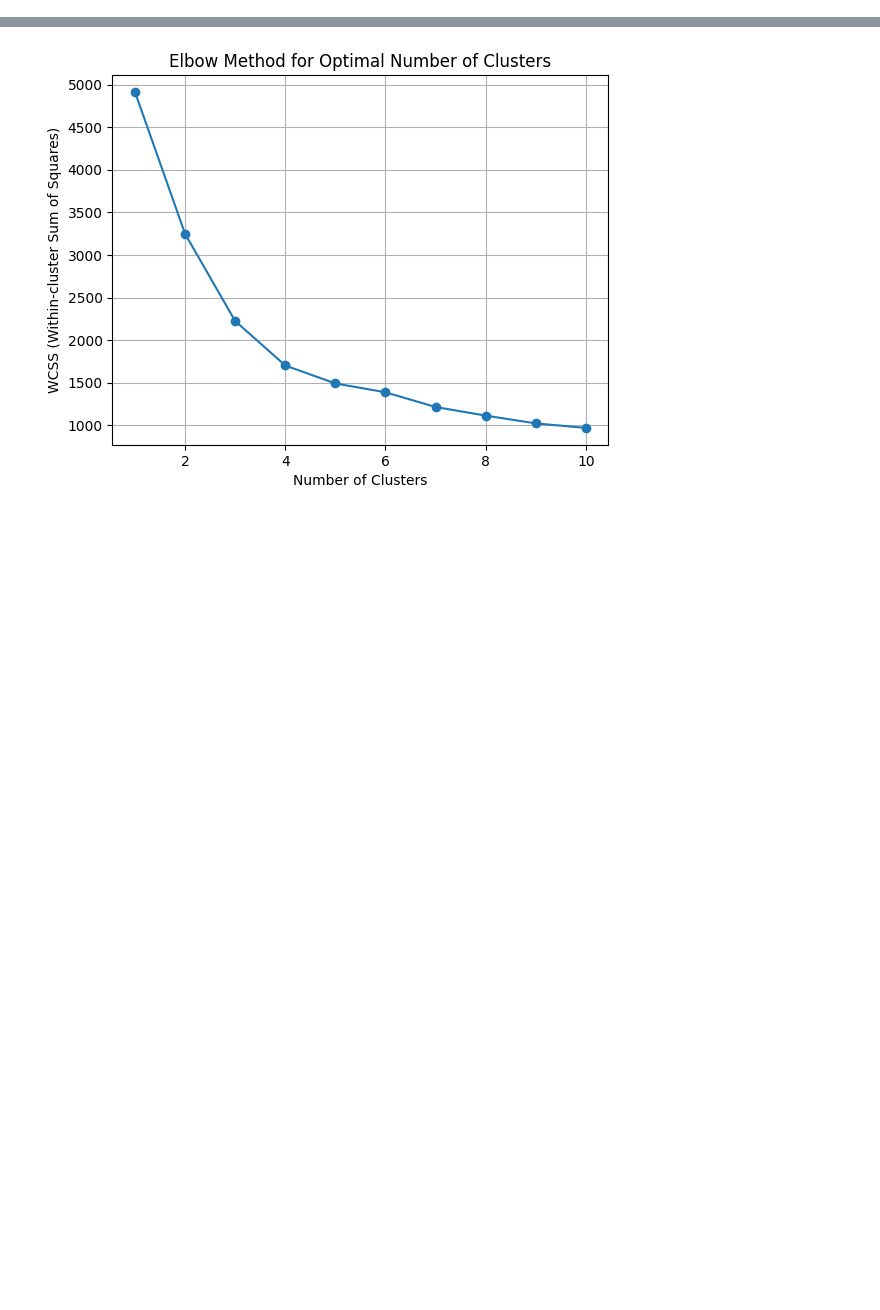
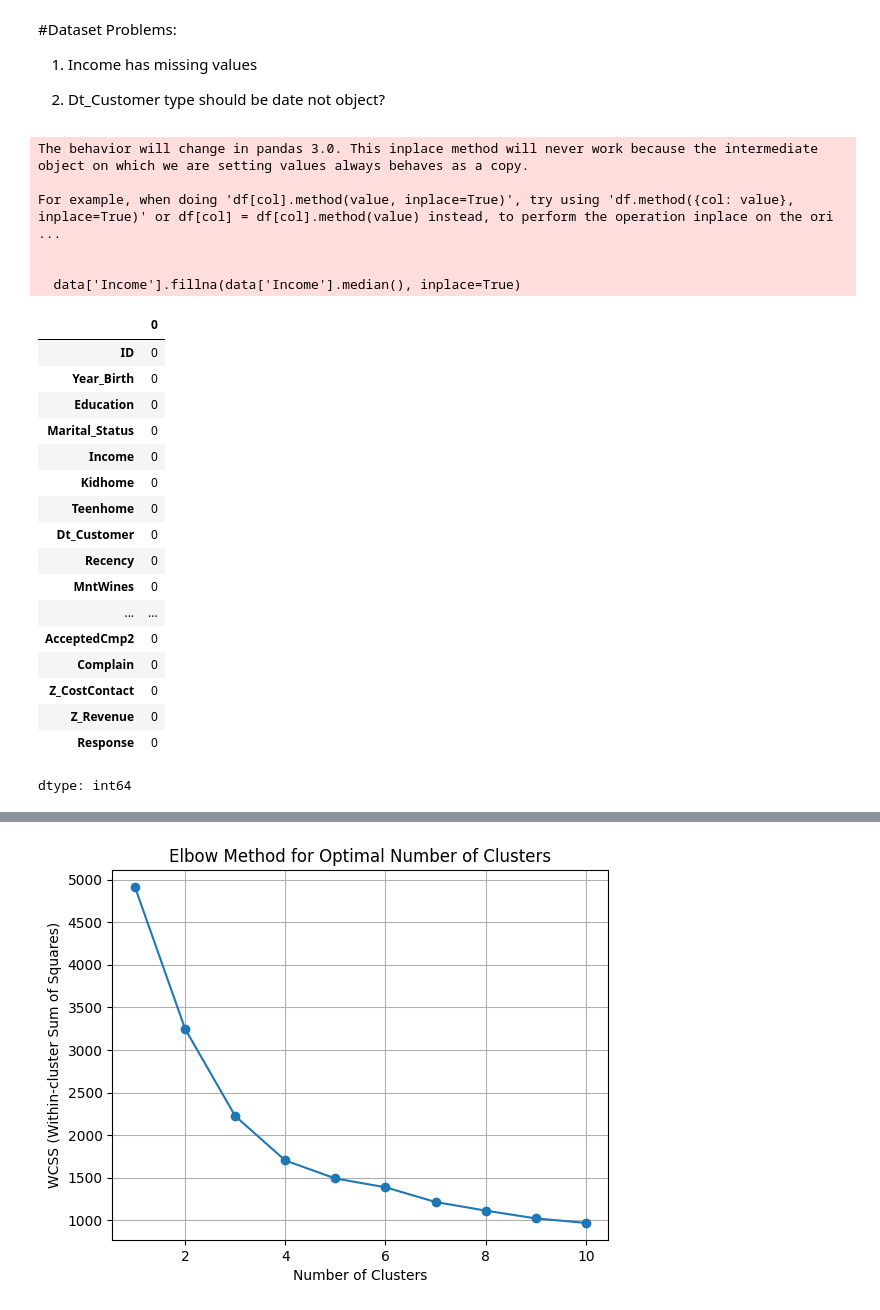
Before and after one commit to fateme-karami/online-retail-predict, a Jupyter notebook: marketing_campaign.ipynb, the cells around one changed output, grey strips where cells are left out. Cells and saved outputs as stored; diff of their text form; code cells hidden in the pictures; blank space fills up the shorter version.

```diff
--- a/marketing_campaign.ipynb
+++ b/marketing_campaign.ipynb
@@ -76,0 +78,37 @@ Factor scores (first 5 rows):
+# %% [markdown]
+#Dataset Problems:
+1) Income has missing values
+
+2) Dt_Customer type should be date not object?
+# %%
+# Fill missing values in 'Income' with the median
+data['Income'].fillna(data['Income'].median(), inplace=True)
+
+data.isnull().sum()
+# # Convert Dt_Customer column to date data type
+# data['Dt_Customer'] = data['Dt_Customer'].astype('date')
+# %% [output]
+The behavior will change in pandas 3.0. This inplace method will never work because the intermediate object on which we are setting values always behaves as a copy.
+
+For example, when doing 'df[col].method(value, inplace=True)', try using 'df.method({col: value}, inplace=True)' or df[col] = df[col].method(value) instead, to perform the operation inplace on the ori ...
+
+
+  data['Income'].fillna(data['Income'].median(), inplace=True)
+|  | 0 |
+| ID | 0 |
+| Year_Birth | 0 |
+| Education | 0 |
+| Marital_Status | 0 |
+| Income | 0 |
+| Kidhome | 0 |
+| Teenhome | 0 |
+| Dt_Customer | 0 |
+| Recency | 0 |
+| MntWines | 0 |
+| ... | ... |
+| AcceptedCmp2 | 0 |
+| Complain | 0 |
+| Z_CostContact | 0 |
+| Z_Revenue | 0 |
+| Response | 0 |
+dtype: int64
```
Also changed, not shown: parts of 10 cells of this notebook.
